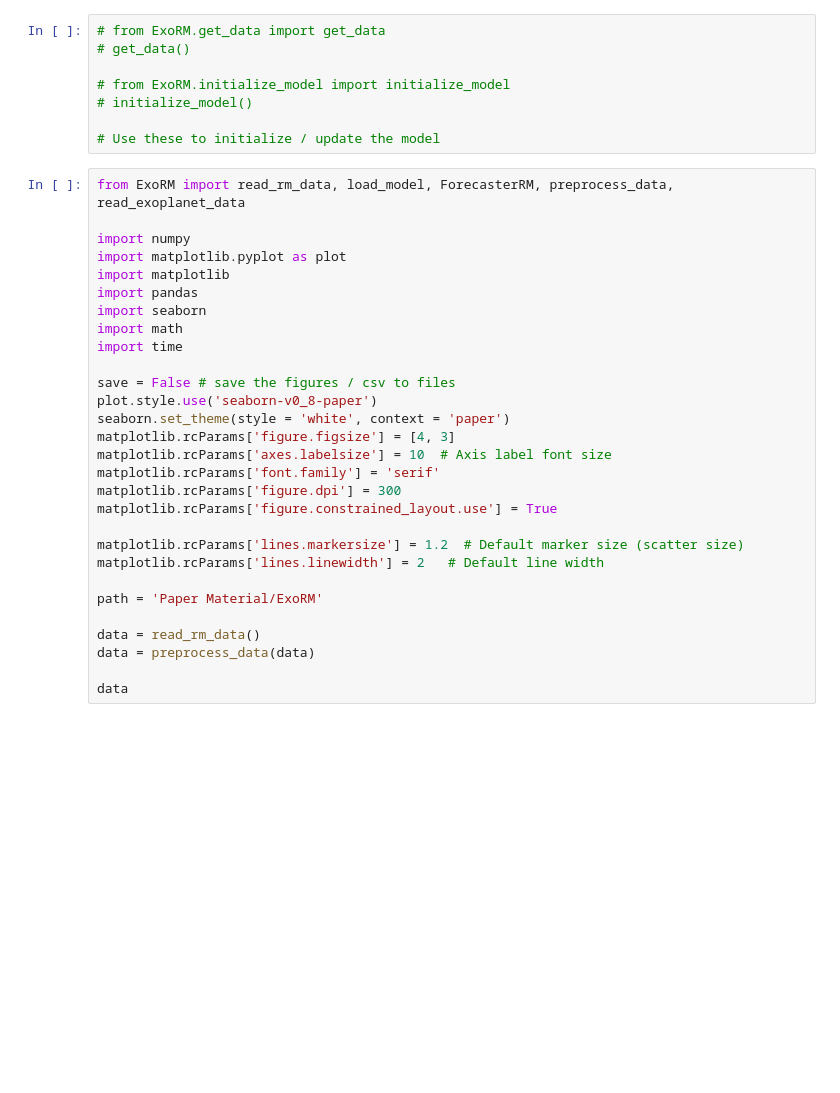
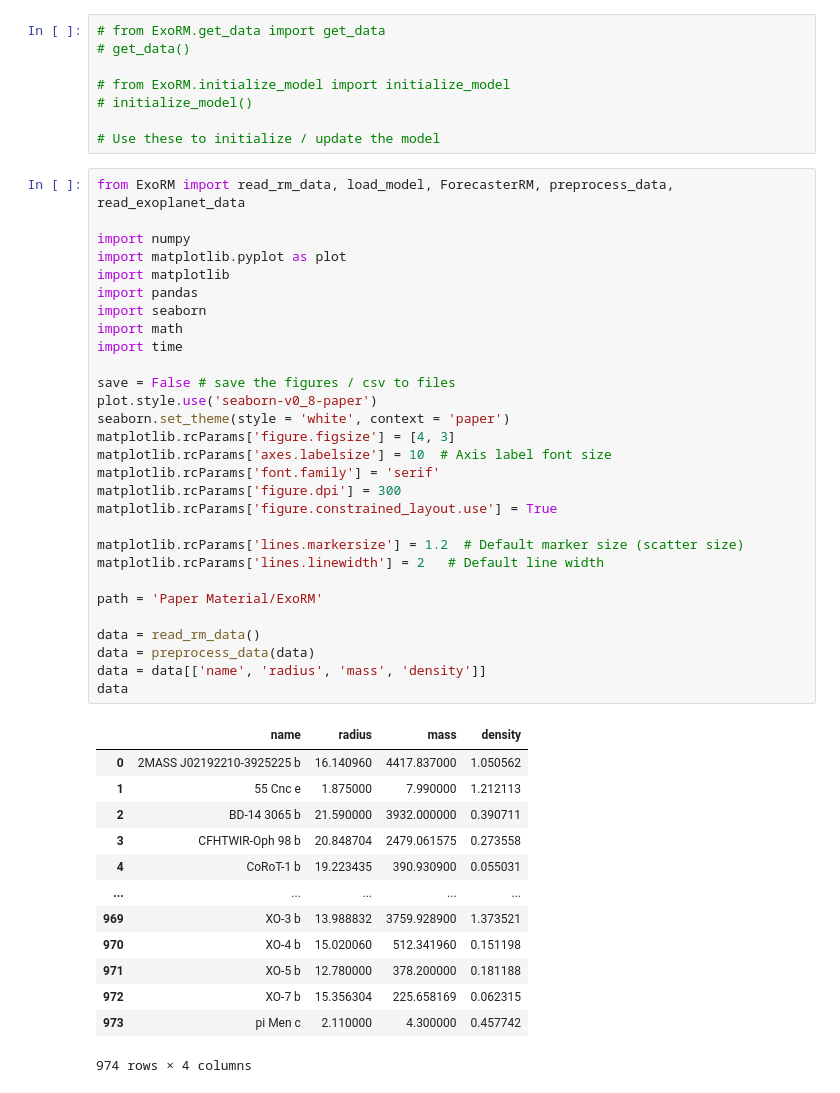
Before and after one commit to kzhu2099/ExoRM, a Jupyter notebook: example.ipynb, the cells around one changed output. Drawn from its saved outputs; the diff is of its cells as text; blank space fills up the shorter version.

```diff
--- a/example.ipynb
+++ b/example.ipynb
@@ -13,32 +15,46 @@
 # %%
 from ExoRM import read_rm_data, load_model, ForecasterRM, preprocess_data, read_exoplanet_data
 
 import numpy
 import matplotlib.pyplot as plot
 import matplotlib
 import pandas
 import seaborn
 import math
 import time
 
 save = False # save the figures / csv to files
 plot.style.use('seaborn-v0_8-paper')
 seaborn.set_theme(style = 'white', context = 'paper')
 matplotlib.rcParams['figure.figsize'] = [4, 3]
 matplotlib.rcParams['axes.labelsize'] = 10  # Axis label font size
 matplotlib.rcParams['font.family'] = 'serif'
 matplotlib.rcParams['figure.dpi'] = 300
 matplotlib.rcParams['figure.constrained_layout.use'] = True
 
 matplotlib.rcParams['lines.markersize'] = 1.2  # Default marker size (scatter size)
 matplotlib.rcParams['lines.linewidth'] = 2   # Default line width
 
 path = 'Paper Material/ExoRM'
 
 data = read_rm_data()
 data = preprocess_data(data)
-
+data = data[['name', 'radius', 'mass', 'density']]
 data
+# %% [output]
+|  | name | radius | mass | density |
+| 0 | 2MASS J02192210-3925225 b | 16.140960 | 4417.837000 | 1.050562 |
+| 1 | 55 Cnc e | 1.875000 | 7.990000 | 1.212113 |
+| 2 | BD-14 3065 b | 21.590000 | 3932.000000 | 0.390711 |
+| 3 | CFHTWIR-Oph 98 b | 20.848704 | 2479.061575 | 0.273558 |
+| 4 | CoRoT-1 b | 19.223435 | 390.930900 | 0.055031 |
+| ... | ... | ... | ... | ... |
+| 969 | XO-3 b | 13.988832 | 3759.928900 | 1.373521 |
+| 970 | XO-4 b | 15.020060 | 512.341960 | 0.151198 |
+| 971 | XO-5 b | 12.780000 | 378.200000 | 0.181188 |
+| 972 | XO-7 b | 15.356304 | 225.658169 | 0.062315 |
+| 973 | pi Men c | 2.110000 | 4.300000 | 0.457742 |
+974 rows × 4 columns
 # %%
 columns = ['radius', 'mass']
 
```
Also changed, not shown: parts of 17 cells of this notebook, 4 other files.
